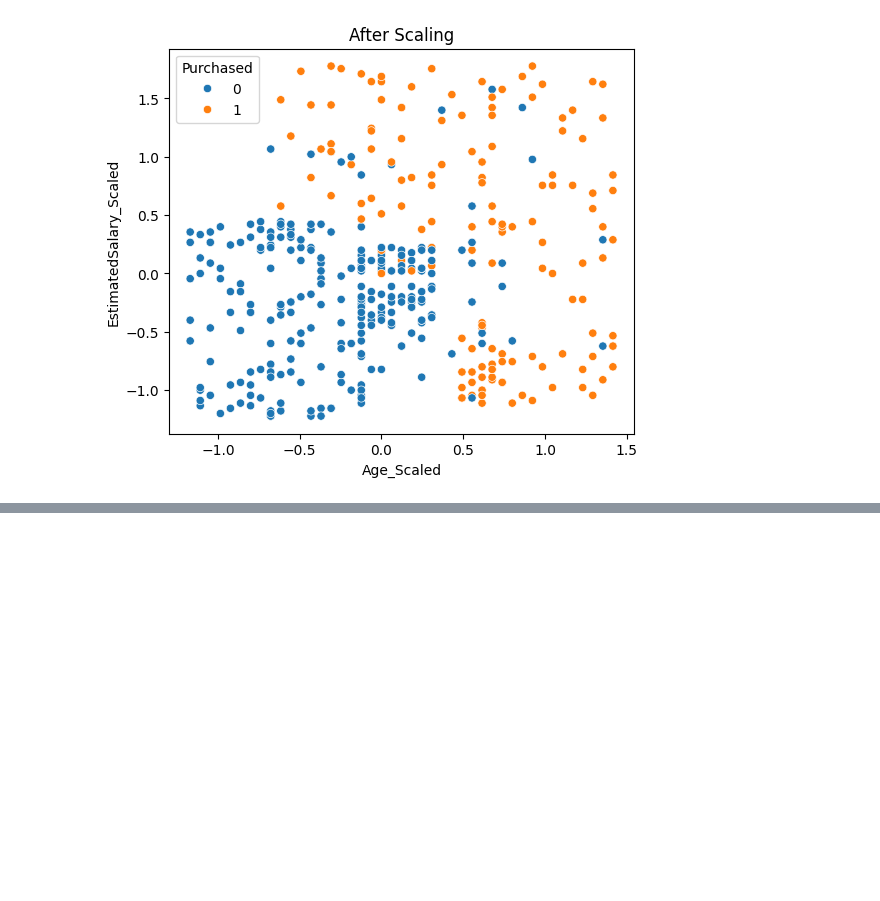
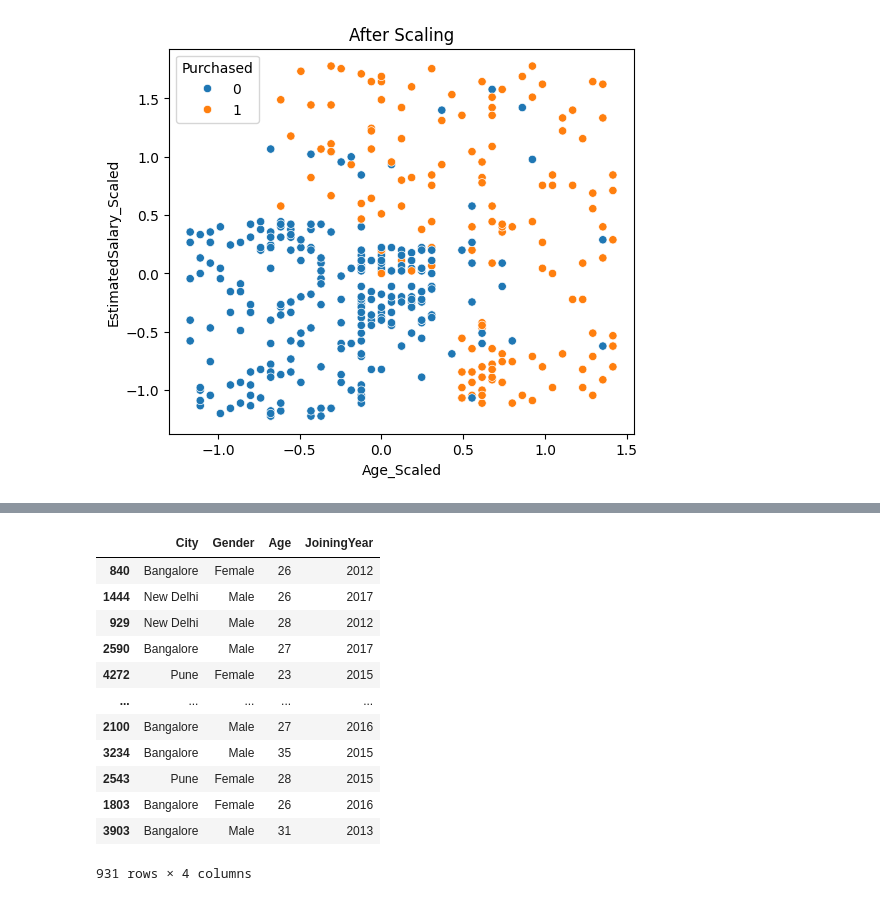
Before and after one commit to Shekhar7017/EDA, a Jupyter notebook: FeatureEngineering.ipynb, the cells around one changed output, grey strips where cells are left out. Cells and saved outputs as stored; diff of their text form; code cells hidden in the pictures; blank space fills up the shorter version.

```diff
--- a/FeatureEngineering.ipynb
+++ b/FeatureEngineering.ipynb
@@ -136,0 +299,16 @@ When our data has outliers then we apply Robust Scaler
+# %%
+X_test
+# %% [output]
+|  | City | Gender | Age | JoiningYear |
+| 840 | Bangalore | Female | 26 | 2012 |
+| 1444 | New Delhi | Male | 26 | 2017 |
+| 929 | New Delhi | Male | 28 | 2012 |
+| 2590 | Bangalore | Male | 27 | 2017 |
+| 4272 | Pune | Female | 23 | 2015 |
+| ... | ... | ... | ... | ... |
+| 2100 | Bangalore | Male | 27 | 2016 |
+| 3234 | Bangalore | Male | 35 | 2015 |
+| 2543 | Pune | Female | 28 | 2015 |
+| 1803 | Bangalore | Female | 26 | 2016 |
+| 3903 | Bangalore | Male | 31 | 2013 |
+931 rows × 4 columns
```
Also changed, not shown: parts of 23 cells of this notebook, 1 other file.
